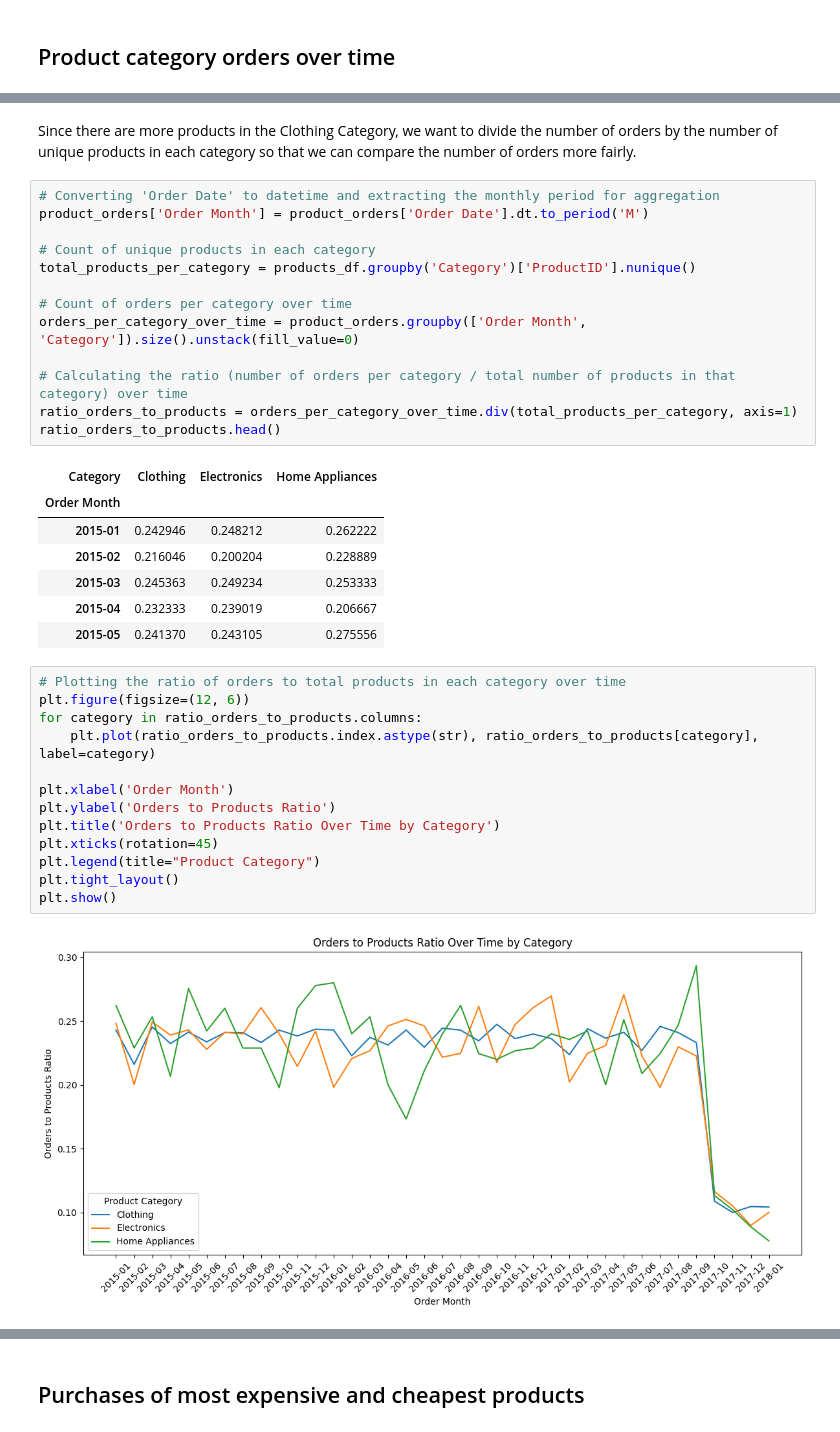
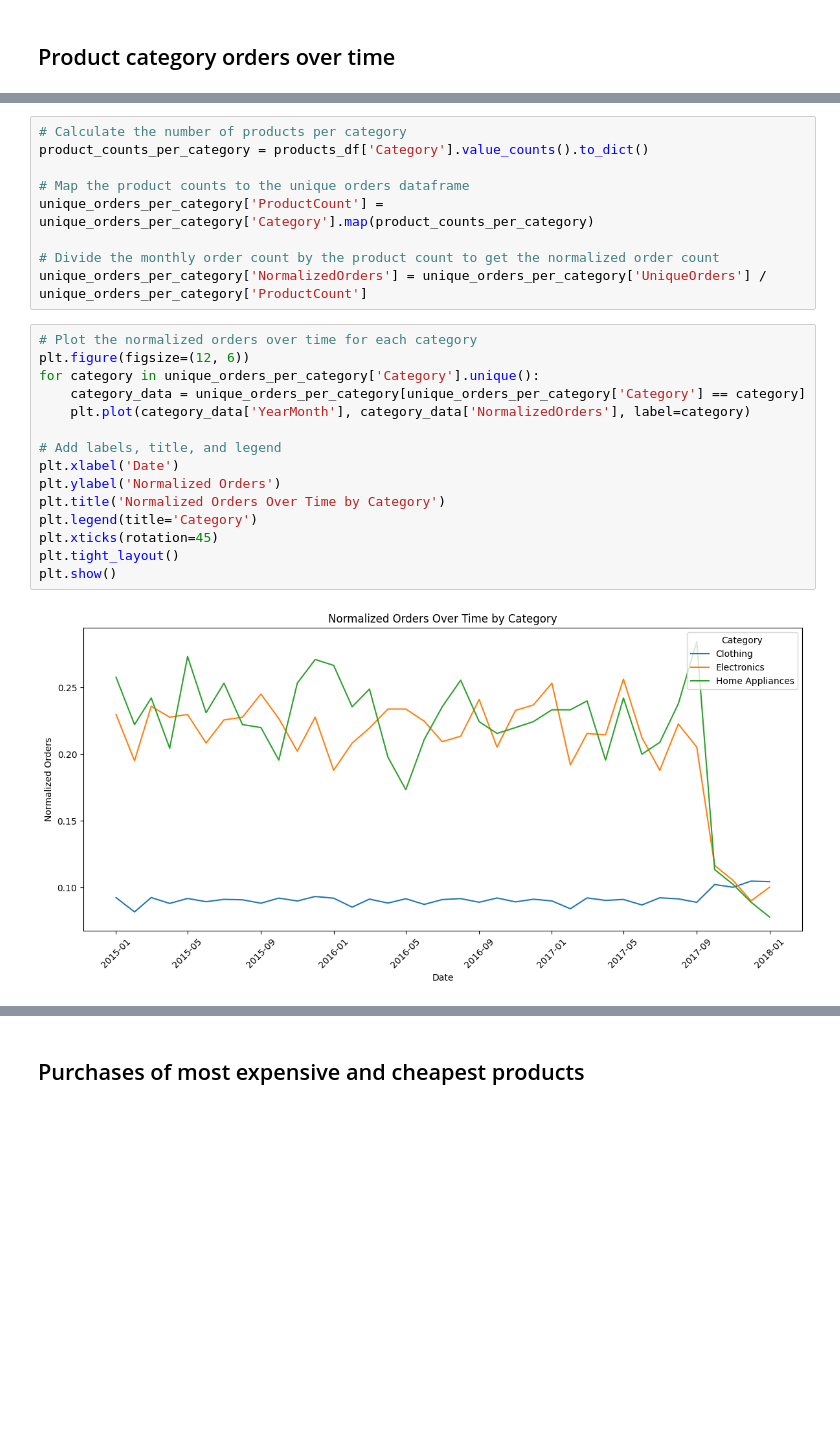
Before and after one commit to nltyh/DSA3101-Project, a Jupyter notebook: Customer Behaviour/QA1 EDA.ipynb, the cells around one changed output, grey strips where cells are left out. Cells and saved outputs as stored; diff of their text form; blank space fills up the shorter version.

```diff
--- a/Customer Behaviour/QA1 EDA.ipynb
+++ b/Customer Behaviour/QA1 EDA.ipynb
@@ -529,38 +616,26 @@ Note that despite the decrease in number of orders for each category, the unique
-# %% [markdown]
-Since there are more products in the Clothing Category, we want to divide the number of orders by the number of unique products in each category so that we can compare the number of orders more fairly.
-# %%
-# Converting 'Order Date' to datetime and extracting the monthly period for aggregation
-product_orders['Order Month'] = product_orders['Order Date'].dt.to_period('M')
-
-# Count of unique products in each category
-total_products_per_category = products_df.groupby('Category')['ProductID'].nunique()
-
-# Count of orders per category over time
-orders_per_category_over_time = product_orders.groupby(['Order Month', 'Category']).size().unstack(fill_value=0)
-
-# Calculating the ratio (number of orders per category / total number of products in that category) over time
-ratio_orders_to_products = orders_per_category_over_time.div(total_products_per_category, axis=1)
-ratio_orders_to_products.head()
-# %% [output]
-| Category | Clothing | Electronics | Home Appliances |
-| Order Month |  |  |  |
-| 2015-01 | 0.242946 | 0.248212 | 0.262222 |
-| 2015-02 | 0.216046 | 0.200204 | 0.228889 |
-| 2015-03 | 0.245363 | 0.249234 | 0.253333 |
-| 2015-04 | 0.232333 | 0.239019 | 0.206667 |
-| 2015-05 | 0.241370 | 0.243105 | 0.275556 |
+# %%
+# Calculate the number of products per category
+product_counts_per_category = products_df['Category'].value_counts().to_dict()
+
+# Map the product counts to the unique orders dataframe
+unique_orders_per_category['ProductCount'] = unique_orders_per_category['Category'].map(product_counts_per_category)
+
+# Divide the monthly order count by the product count to get the normalized order count
+unique_orders_per_category['NormalizedOrders'] = unique_orders_per_category['UniqueOrders'] / unique_orders_per_category['ProductCount']
 # %%
-# Plotting the ratio of orders to total products in each category over time
+# Plot the normalized orders over time for each category
 plt.figure(figsize=(12, 6))
-for category in ratio_orders_to_products.columns:
-    plt.plot(ratio_orders_to_products.index.astype(str), ratio_orders_to_products[category], label=category)
+for category in unique_orders_per_category['Category'].unique():
+    category_data = unique_orders_per_category[unique_orders_per_category['Category'] == category]
+    plt.plot(category_data['YearMonth'], category_data['NormalizedOrders'], label=category)
 
-plt.xlabel('Order Month')
-plt.ylabel('Orders to Products Ratio')
-plt.title('Orders to Products Ratio Over Time by Category')
+# Add labels, title, and legend
+plt.xlabel('Date')
+plt.ylabel('Normalized Orders')
+plt.title('Normalized Orders Over Time by Category')
+plt.legend(title='Category')
 plt.xticks(rotation=45)
-plt.legend(title="Product Category")
 plt.tight_layout()
 plt.show()
 # %% [output]
-[figure, old version]
+[figure, new version]
```
Also changed, not shown: parts of 31 cells of this notebook.
